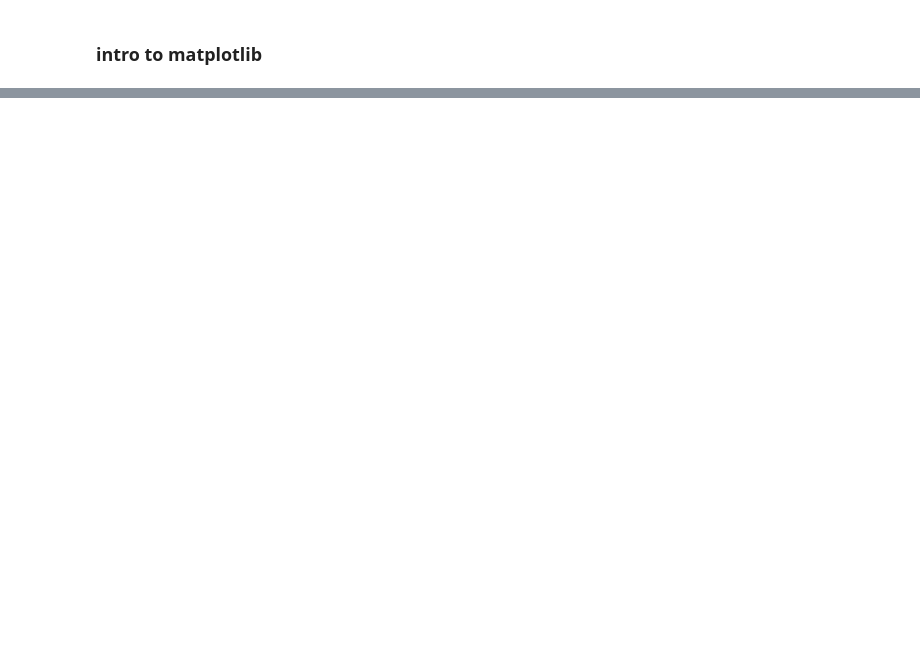
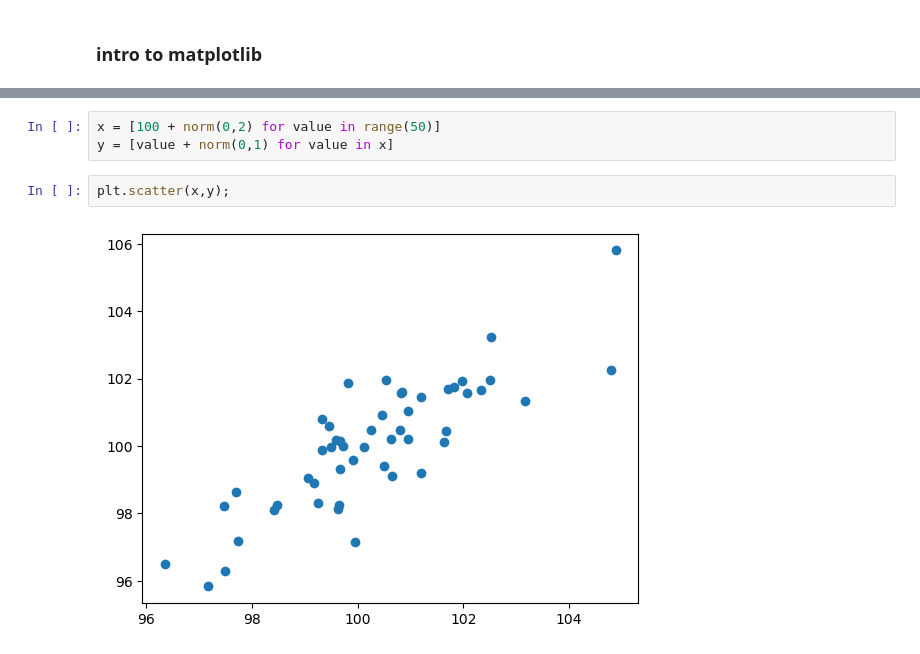
Before and after one commit to mollyhennessy/OIM3640_SP23, a Jupyter notebook: 08-files & matplotlib.ipynb, the cells around one changed output, grey strips where cells are left out. Cells and saved outputs as stored; diff of their text form; blank space fills up the shorter version.

```diff
--- a/08-files & matplotlib.ipynb
+++ b/08-files & matplotlib.ipynb
@@ -101,0 +128,7 @@ plt.show()
+# %%
+x = [100 + norm(0,2) for value in range(50)]
+y = [value + norm(0,1) for value in x]
+# %%
+plt.scatter(x,y);
+# %% [output]
+[figure, added]
```
Also changed, not shown: parts of 13 cells of this notebook, 10 other files.
